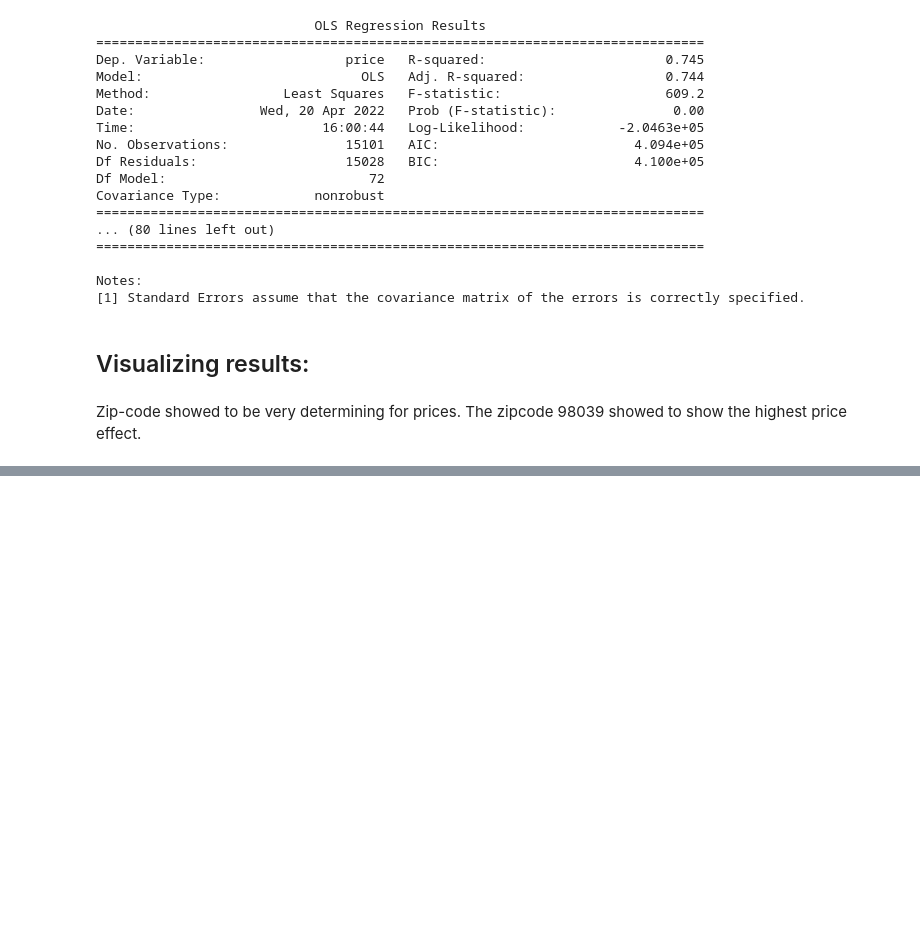
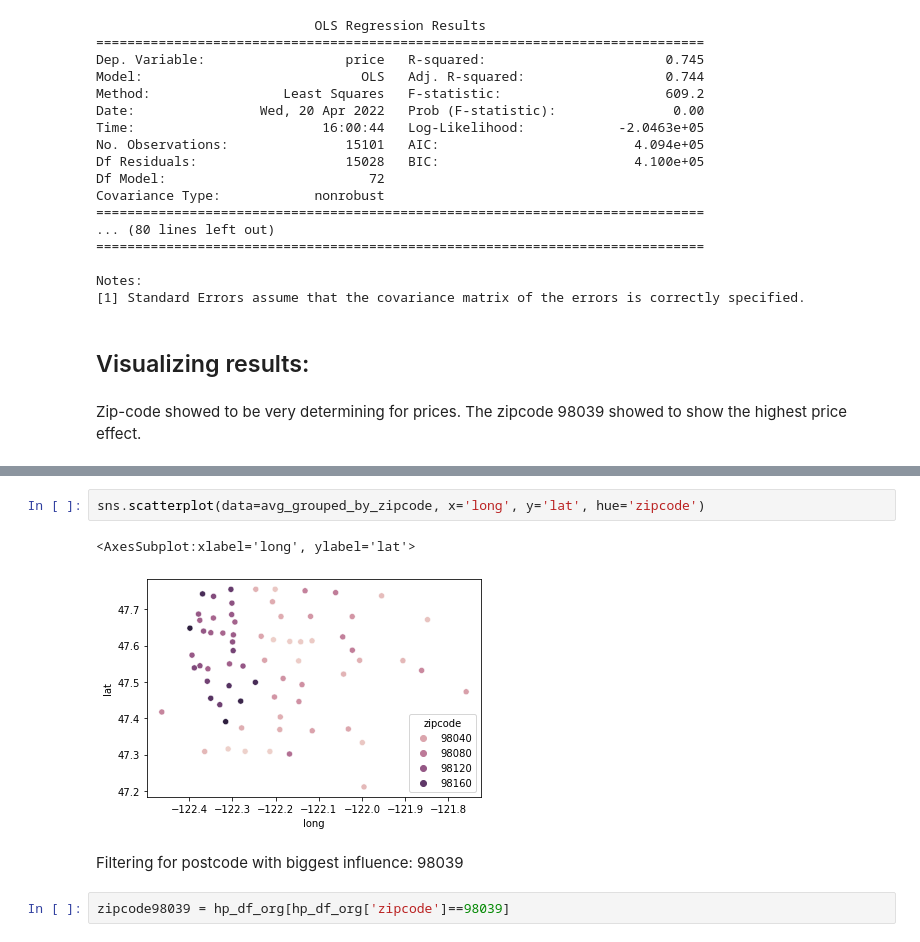
Before and after one commit to CrisQueCris/Houseprices, a Jupyter notebook: Modeling_Project/Midterm Regression.ipynb, the cells around one changed output, grey strips where cells are left out. Saved outputs shown, nothing was run; the diff lists cells and outputs as text; blank space fills up the shorter version.

```diff
--- a/Modeling_Project/Midterm Regression.ipynb
+++ b/Modeling_Project/Midterm Regression.ipynb
@@ -1156,0 +1168,9 @@ SyntaxError: invalid syntax (3029182001.py, line 1)
+# %%
+sns.scatterplot(data=avg_grouped_by_zipcode, x='long', y='lat', hue='zipcode')
+# %% [output]
+<AxesSubplot:xlabel='long', ylabel='lat'>
+[figure, added]
+# %% [markdown]
+Filtering for postcode with biggest influence: 98039
+# %%
+zipcode98039 = hp_df_org[hp_df_org['zipcode']==98039]
```
Also changed, not shown: parts of 15 cells of this notebook.
